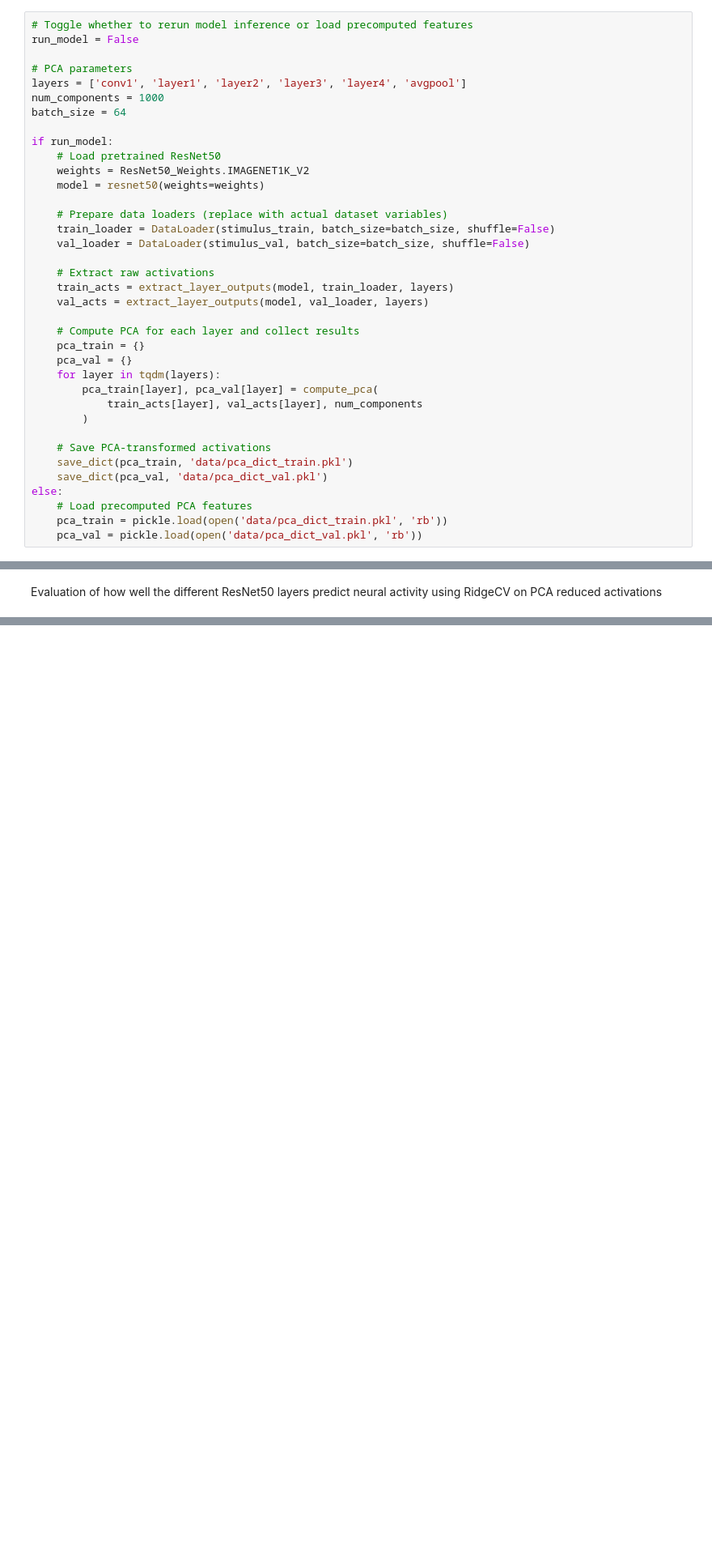
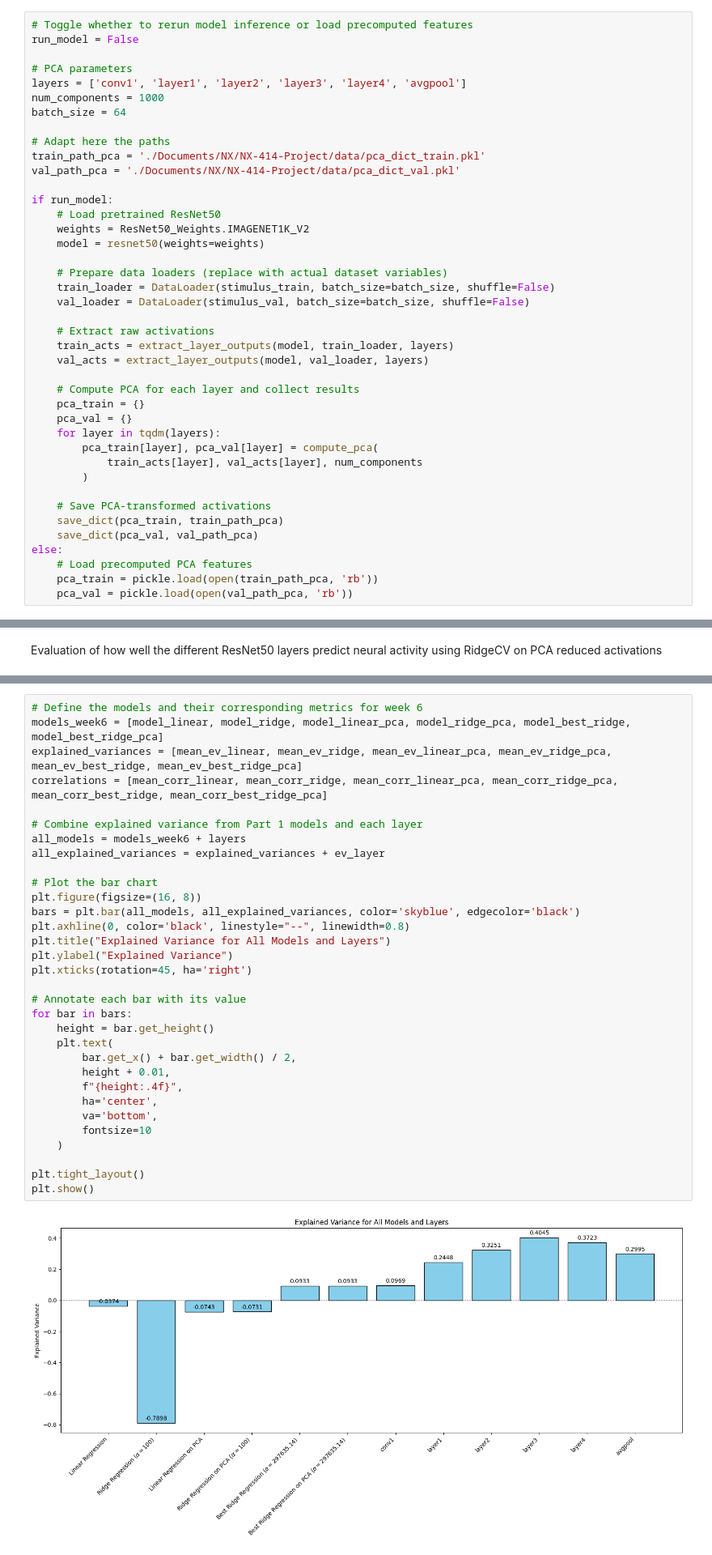
Before and after one commit to nieldab7/NX-414-Project, a Jupyter notebook: combined_finalversion.ipynb, the cells around one changed output, grey strips where cells are left out. Shown at 81% size. Cells and saved outputs as stored; diff of their text form; blank space fills up the shorter version.

```diff
--- a/combined_finalversion.ipynb
+++ b/combined_finalversion.ipynb
@@ -603,6 +601,10 @@ run_model = False
 layers = ['conv1', 'layer1', 'layer2', 'layer3', 'layer4', 'avgpool']
 num_components = 1000
 batch_size = 64
+
+# Adapt here the paths
+train_path_pca = './Documents/NX/NX-414-Project/data/pca_dict_train.pkl'
+val_path_pca = './Documents/NX/NX-414-Project/data/pca_dict_val.pkl'
 
 if run_model:
     # Load pretrained ResNet50
@@ -626,12 +628,12 @@ if run_model:
         )
 
     # Save PCA-transformed activations
-    save_dict(pca_train, 'data/pca_dict_train.pkl')
-    save_dict(pca_val, 'data/pca_dict_val.pkl')
+    save_dict(pca_train, train_path_pca)
+    save_dict(pca_val, val_path_pca)
 else:
     # Load precomputed PCA features
-    pca_train = pickle.load(open('data/pca_dict_train.pkl', 'rb'))
-    pca_val = pickle.load(open('data/pca_dict_val.pkl', 'rb'))
+    pca_train = pickle.load(open(train_path_pca, 'rb'))
+    pca_val = pickle.load(open(val_path_pca, 'rb'))
 # %%
 def compute_corr(y_true, y_pred, divide=False):
     """
@@ -756 +765,35 @@ plot_bar_with_labels(
+# %%
+# Define the models and their corresponding metrics for week 6
+models_week6 = [model_linear, model_ridge, model_linear_pca, model_ridge_pca, model_best_ridge, model_best_ridge_pca]
+explained_variances = [mean_ev_linear, mean_ev_ridge, mean_ev_linear_pca, mean_ev_ridge_pca, mean_ev_best_ridge, mean_ev_best_ridge_pca]
+correlations = [mean_corr_linear, mean_corr_ridge, mean_corr_linear_pca, mean_corr_ridge_pca, mean_corr_best_ridge, mean_corr_best_ridge_pca]
+
+# Combine explained variance from Part 1 models and each layer
+all_models = models_week6 + layers
+all_explained_variances = explained_variances + ev_layer
+
+# Plot the bar chart
+plt.figure(figsize=(16, 8))
+bars = plt.bar(all_models, all_explained_variances, color='skyblue', edgecolor='black')
+plt.axhline(0, color='black', linestyle="--", linewidth=0.8)
+plt.title("Explained Variance for All Models and Layers")
+plt.ylabel("Explained Variance")
+plt.xticks(rotation=45, ha='right')
+
+# Annotate each bar with its value
+for bar in bars:
+    height = bar.get_height()
+    plt.text(
+        bar.get_x() + bar.get_width() / 2,
+        height + 0.01,
+        f"{height:.4f}",
+        ha='center',
+        va='bottom',
+        fontsize=10
+    )
+
+plt.tight_layout()
+plt.show()
+# %% [output]
+[figure, added]
 # %%
```
Also changed, not shown: parts of 23 cells of this notebook, 1 other file.
